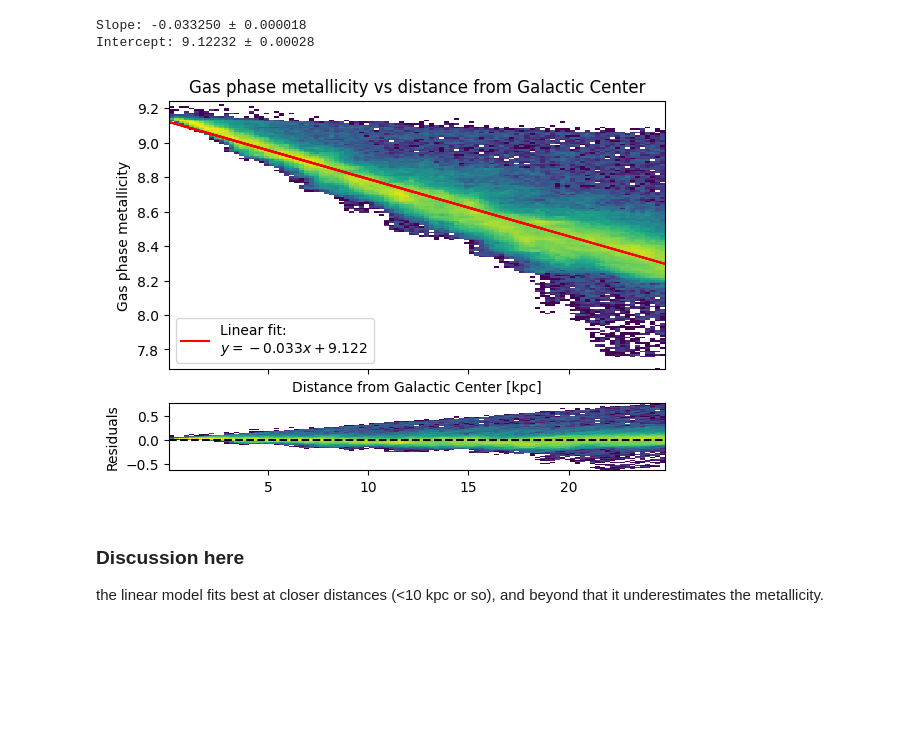
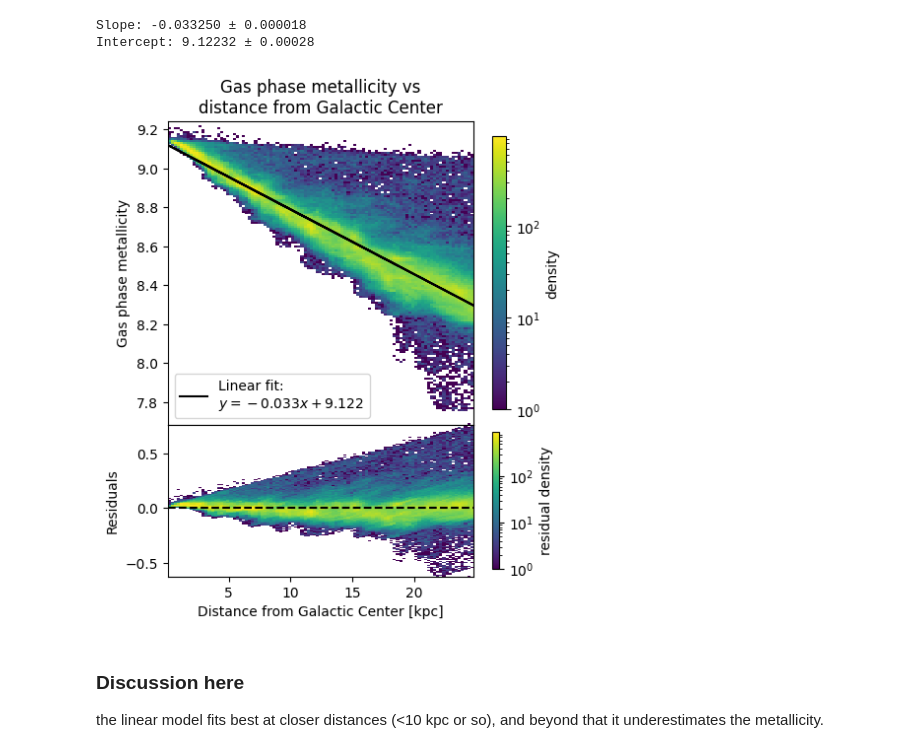
Before and after one commit to cyb0rb/astr8004_assign3, a Jupyter notebook: assignment3.ipynb, the cells around one changed output. Drawn from its saved outputs; the diff is of its cells as text; code cells hidden in the pictures; blank space fills up the shorter version.

Commit message:
adjusted metallicity graphs for clarity

```diff
--- a/assignment3.ipynb
+++ b/assignment3.ipynb
@@ -50,49 +50,42 @@ Slope: -0.033250 ± 0.000018
 Intercept: 9.12232 ± 0.00028
 # %%
 # plotting with a histogram instead
-
-gridspec = {'height_ratios': [4,1]}
-fig, (ax1, ax2) = plt.subplots(2, sharex=True, gridspec_kw=gridspec)
+gridspec = {'height_ratios': [2,1]}
+fig, (ax1, ax2) = plt.subplots(2, 1, sharex=True, gridspec_kw=gridspec, figsize=(5,6))
+fig.subplots_adjust(hspace=0)
 
 # radius vs metallicity
-ax1.hist2d(
-    radius,
-    data['A_O'],
-    bins=(np.arange(min(radius), max(radius), 0.25), np.arange(min(data['A_O']), max(data['A_O']), 0.01)),
-    norm=colors.LogNorm()
-    )
-ax1.plot(
-    radius,
-    fit_data,
-    "-r",
-    label=f"Linear fit:\n$y={params[0]:.3f}x + {params[1]:.3f}$"
-    )
+h = ax1.hist2d(radius, data['A_O'], norm=colors.LogNorm(),
+    bins=(np.arange(min(radius), max(radius), 0.25), np.arange(min(data['A_O']), max(data['A_O']), 0.01)))
+ax1.plot(radius, fit_data, "-k",
+    label=f"Linear fit:\n$y={params[0]:.3f}x + {params[1]:.3f}$")
+plt.colorbar(h[3], ax=ax1, label="density", shrink=0.9)
+
 
 # residuals
-ax2.hist2d(
-    radius,
-    residuals,
-    bins=(np.arange(min(radius), max(radius), 0.25), np.arange(min(residuals), max(residuals), 0.01)),
-    norm=colors.LogNorm()
-    )
+h = ax2.hist2d(radius, residuals, norm=colors.LogNorm(),
+    bins=(np.arange(min(radius), max(radius), 0.25), np.arange(min(residuals), max(residuals), 0.01)))
 ax2.axhline(y=0, color="black", linestyle="--")
+plt.colorbar(h[3], ax=ax2, label="residual density", shrink=0.9)
 
 # labels
 ax1.set(
-    xlabel = "Distance from Galactic Center [kpc]",
     ylabel = "Gas phase metallicity",
-    title  = "Gas phase metallicity vs distance from Galactic Center"
+    title  = "Gas phase metallicity vs\ndistance from Galactic Center"
 )
 ax2.set(
+    xlabel = "Distance from Galactic Center [kpc]",
     ylabel = "Residuals"
 )
 ax1.legend(loc="lower left")
 
 # save
+
+# plt.tight_layout()
 fig.savefig("figures/metallicity_histogram.png")
 plt.show()
 # %% [output]
-[figure, old version]
+[figure, new version]
 # %% [markdown]
 ### Discussion here
 the linear model fits best at closer distances (<10 kpc or so), and beyond that it underestimates the metallicity.
```
Also changed, not shown: parts of 3 cells of this notebook, 3 other files.
